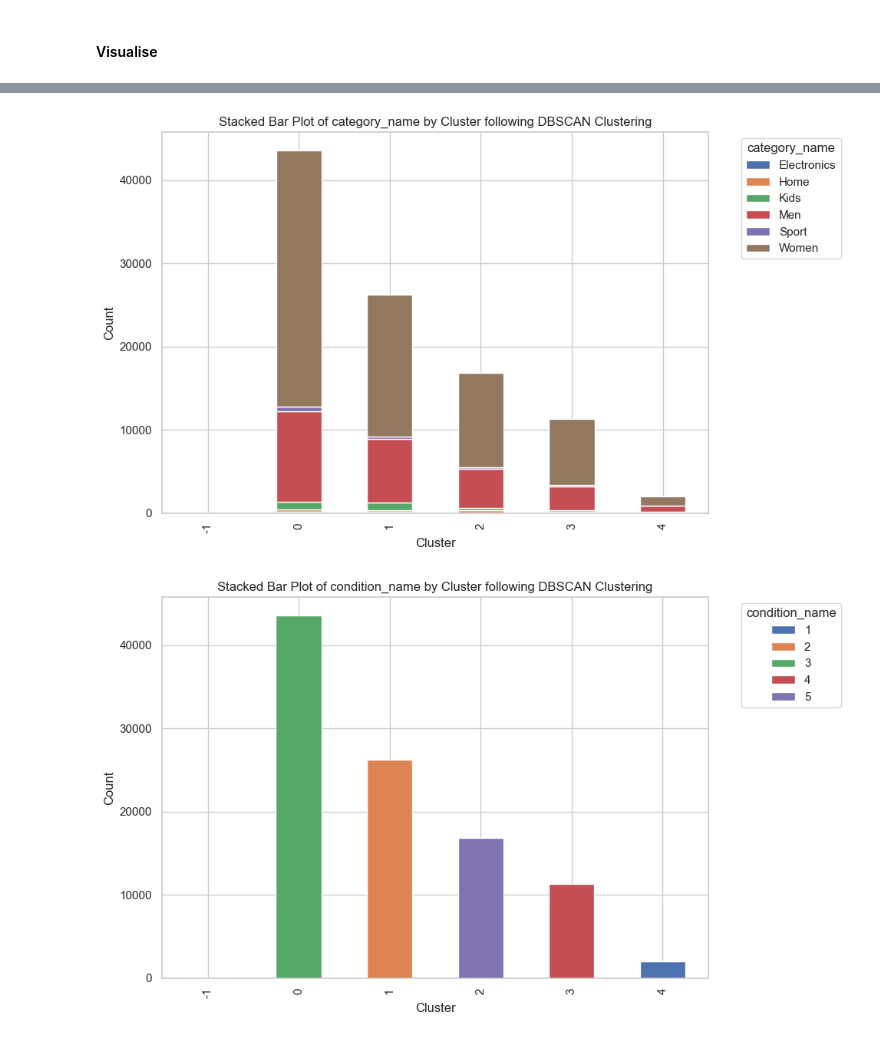
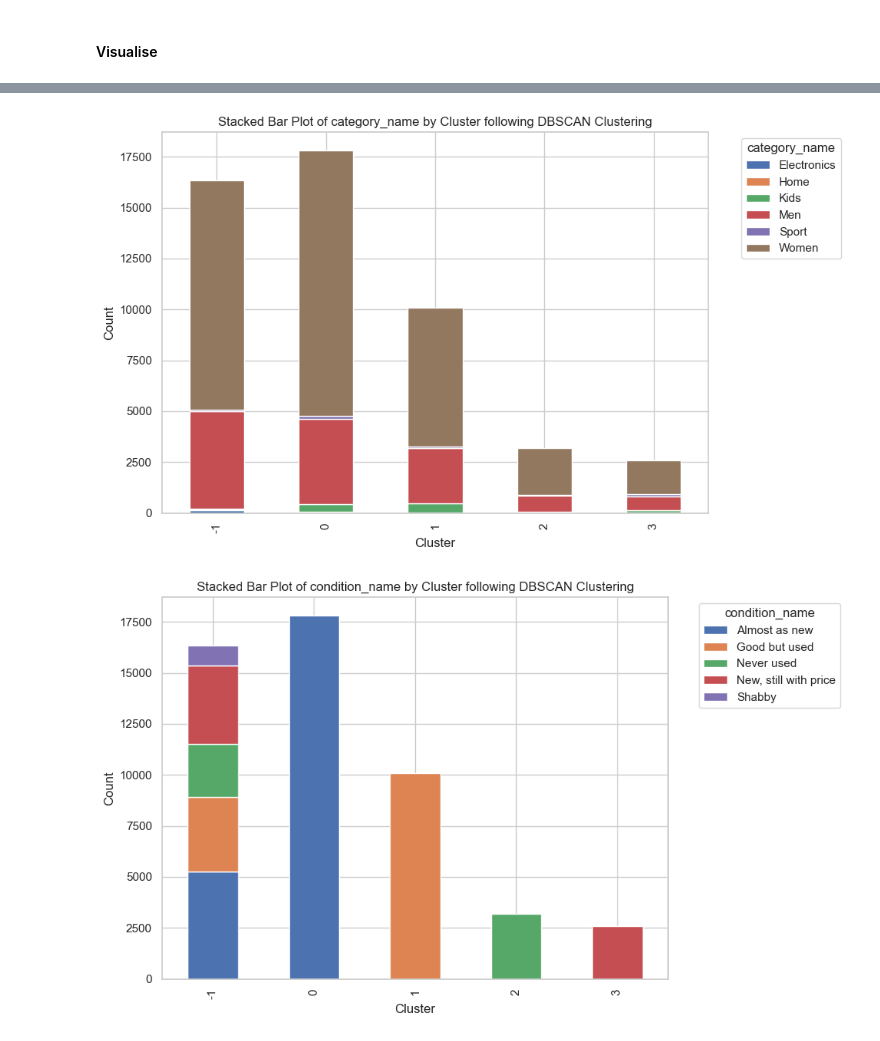
Before and after one commit to RasKrebs/pricing_wizards, a Jupyter notebook: notebooks/clustering.ipynb, the cells around one changed output, grey strips where cells are left out. Drawn from its saved outputs; the diff is of its cells as text; code cells hidden in the pictures.

Commit message:
updated clustering notebook

```diff
--- a/notebooks/clustering.ipynb
+++ b/notebooks/clustering.ipynb
@@ -288,7 +287,7 @@ plt.show()
 # %% [markdown]
 #### Append cluster labels to initial dataframe
 # %%
-df["Cluster"] = k_means_cluster_labels
+data.df["Cluster"] = k_means_cluster_labels
 # %% [markdown]
 #### Extrinsic evaluation
 # %%
@@ -426,6 +440,9 @@ dbscan_subset = baseline_df[:100000]
 # %%
-dbscan = DBSCAN(eps=2, min_samples=10)
-clusters = dbscan.fit_predict(dbscan_subset)
+dbscan = DBSCAN(eps=.5, min_samples=2000)
+clusters = dbscan.fit_predict(baseline_pca[:50000])
 
 # Add the cluster labels to your DataFrame
 dbscan_subset['Cluster'] = clusters
+
+# Check the first few rows
+print(dbscan_subset.head())
@@ -439,9 +460,0 @@ dbscan_subset.Cluster.nunique()
-# %%
-dbscan = DBSCAN(eps=0.1, min_samples=5)
-clusters = dbscan.fit_predict(subset)
-
-# Add the cluster labels to your DataFrame
-subset['Cluster'] = clusters
-
-# Check the first few rows
-print(subset.head())
@@ -487,2 +463,5 @@ See the caveats in the documentation: https://pandas.pydata.org/pandas-docs/stab
+# %%
+dbscan_data = data.df.head(50000).copy()
+dbscan_data["Cluster"] = clusters
 # %%
 # Evaluate clusters
@@ -509,9 +487,9 @@ grouped_df
 # %%
-create_stacked_bar_plot(dbscan_analysis, "category_name", "Cluster", "DBSCAN Clustering")
+create_stacked_bar_plot(dbscan_data, "category_name", "Cluster", "DBSCAN Clustering")
 # %% [output]
-[figure, old version]
+[figure, new version]
 # %%
-create_stacked_bar_plot(dbscan_analysis, "condition_name", "Cluster", "DBSCAN Clustering")
+create_stacked_bar_plot(dbscan_data, "condition_name", "Cluster", "DBSCAN Clustering")
 # %% [output]
-[figure, old version]
+[figure, new version]
 # %%
```
Also changed, not shown: parts of 60 cells of this notebook.
